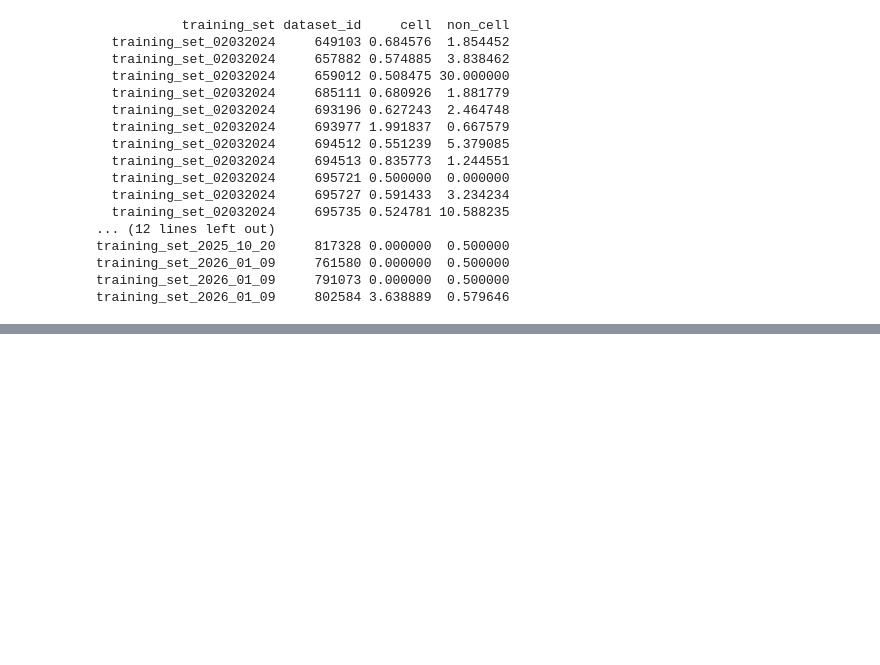
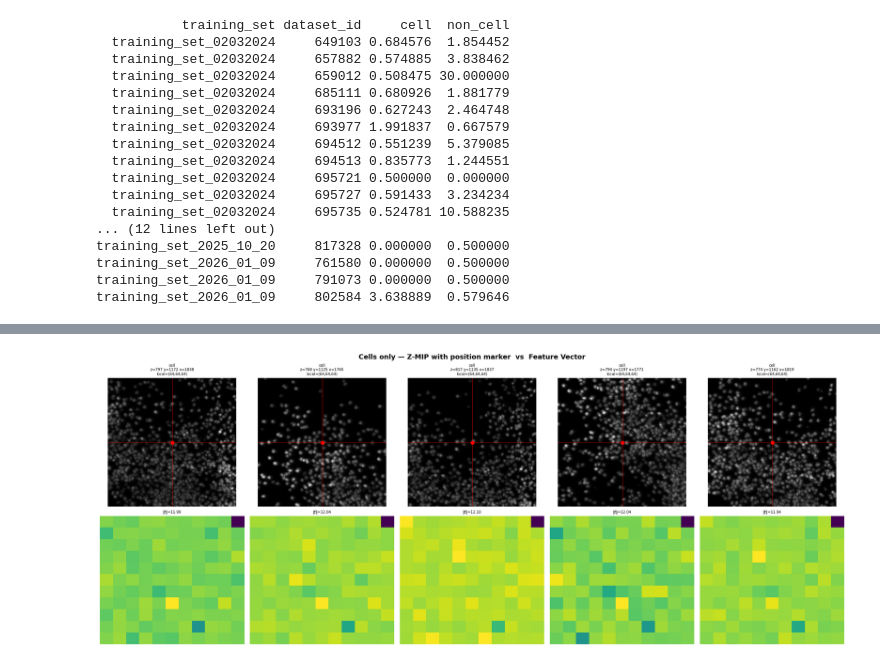
Before and after one commit to AllenNeuralDynamics/mesoscale-cell-classification-head, a Jupyter notebook: examples/new_train_classification.ipynb, the cells around one changed output, grey strips where cells are left out. Cells and saved outputs as stored; diff of their text form; code cells hidden in the pictures; blank space fills up the shorter version.

Commit message:
adding notebook with cell classification experimentation

```diff
--- a/examples/new_train_classification.ipynb
+++ b/examples/new_train_classification.ipynb
@@ -289,27 +438,52 @@ np.savez_compressed("classifier_features.npz", X=X, y=y)
 # %%
 import matplotlib.pyplot as plt
 import numpy as np
 
-n = len(viz_samples)
-fig, axes = plt.subplots(2, n, figsize=(4 * n, 8))
-fig.suptitle("Raw Z-MIP  vs  Feature Vector", fontsize=13, fontweight="bold")
+box_half = cfg["box_dim"] // 2
 
-for col, (crop, fv, label, pos) in enumerate(viz_samples):
-    # Row 0: raw max-intensity projection along Z
-    axes[0, col].imshow(crop.max(axis=0), cmap="gray")
-    axes[0, col].set_title(f"{label}\nz={pos[0]} y={pos[1]} x={pos[2]}", fontsize=7)
-    axes[0, col].axis("off")
+# cells only
+cell_samples = [(crop, fv, label, pos) for crop, fv, label, pos in viz_samples
+                if label == "cell"]
 
-    # Row 1: feature vector as a 2-D heatmap (reshape to nearest square)
-    C = len(fv)
-    side = int(np.ceil(np.sqrt(C)))
-    padded = np.zeros(side * side)
-    padded[:C] = fv
-    axes[1, col].imshow(padded.reshape(side, side), cmap="viridis", aspect="auto")
-    axes[1, col].set_title(f"‖f‖={np.linalg.norm(fv):.2f}", fontsize=7)
-    axes[1, col].axis("off")
+n = len(cell_samples)
+if n == 0:
+    print("No cell samples in viz_samples — re-run cell 05abb3e1 to collect cells")
+else:
+    fig, axes = plt.subplots(2, n, figsize=(4 * n, 8))
+    if n == 1:
+        axes = axes.reshape(2, 1)
+    fig.suptitle("Cells only — Z-MIP with position marker  vs  Feature Vector",
+                 fontsize=13, fontweight="bold")
 
-axes[0, 0].set_ylabel("Raw Z-MIP",      fontsize=9, labelpad=6)
-axes[1, 0].set_ylabel("Feature vector", fontsize=9, labelpad=6)
-plt.tight_layout()
-plt.show()
+    for col, (crop, fv, label, pos) in enumerate(cell_samples):
+        # Local position of cell centre inside the box_dim³ crop
+        local_z = int(pos[0]) - max(0, int(pos[0]) - box_half)
+        local_y = int(pos[1]) - max(0, int(pos[1]) - box_half)
+        local_x = int(pos[2]) - max(0, int(pos[2]) - box_half)
+
+        # Row 0: Z-MIP with crosshair at (local_x, local_y)
+        axes[0, col].imshow(crop.max(axis=0), cmap="gray")
+        axes[0, col].axhline(local_y, color="red", linewidth=0.8, alpha=0.7)
+        axes[0, col].axvline(local_x, color="red", linewidth=0.8, alpha=0.7)
+        axes[0, col].scatter([local_x], [local_y], c="red", s=40, zorder=5)
+        axes[0, col].set_title(
+            f"cell\nz={pos[0]} y={pos[1]} x={pos[2]}\nlocal=({local_z},{local_y},{local_x})",
+            fontsize=7,
+        )
+        axes[0, col].axis("off")
+
+        # Row 1: feature vector heatmap
+        C = len(fv)
+        side = int(np.ceil(np.sqrt(C)))
+        padded = np.zeros(side * side)
+        padded[:C] = fv
+        axes[1, col].imshow(padded.reshape(side, side), cmap="viridis", aspect="auto")
+        axes[1, col].set_title(f"‖f‖={np.linalg.norm(fv):.2f}", fontsize=7)
+        axes[1, col].axis("off")
+
+    axes[0, 0].set_ylabel("Raw Z-MIP",      fontsize=9, labelpad=6)
+    axes[1, 0].set_ylabel("Feature vector", fontsize=9, labelpad=6)
+    plt.tight_layout()
+    plt.show()
+# %% [output]
+[figure, added]
```
Also changed, not shown: parts of 9 cells of this notebook, 4 other files.
